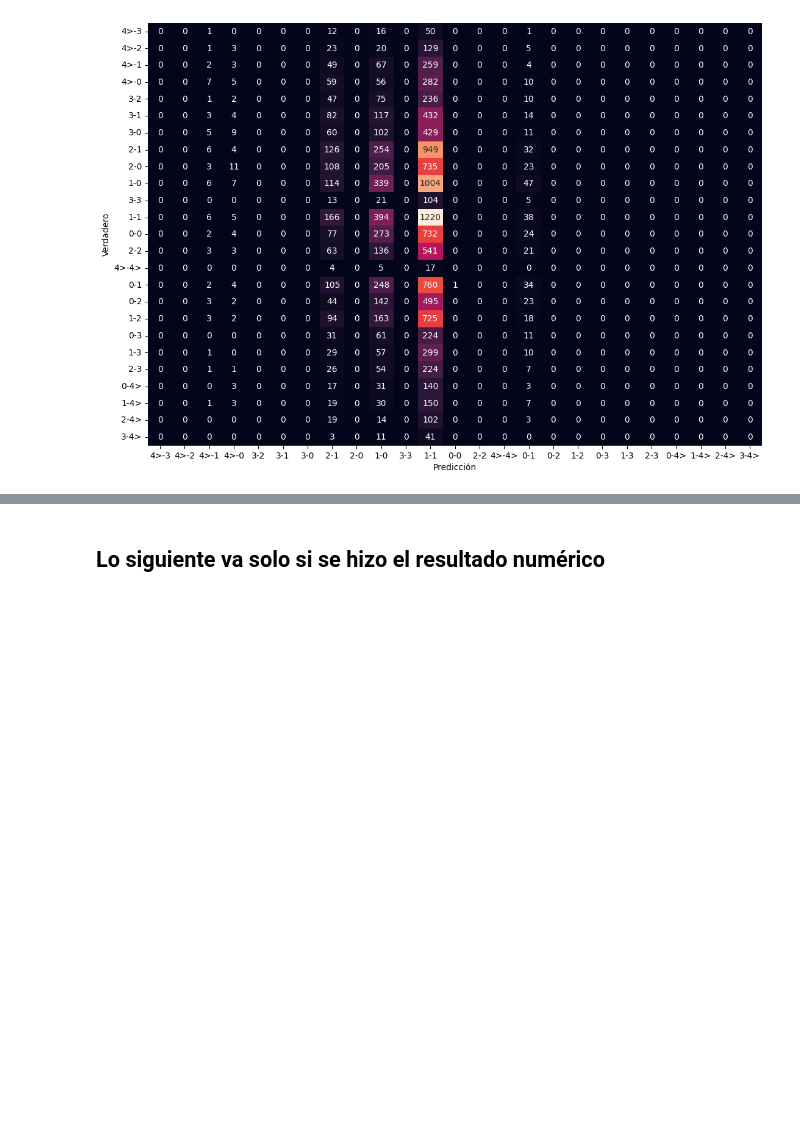
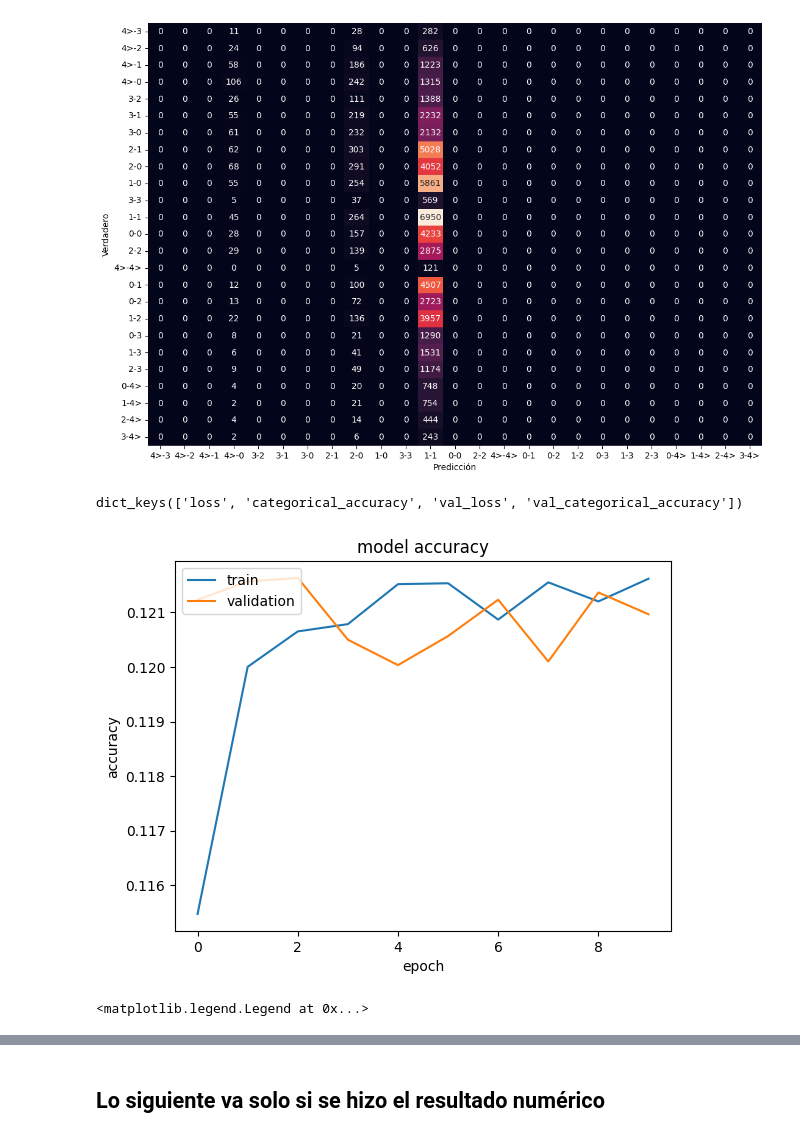
Before and after one commit to GonzaloFuentes1/IPRE-DeepLearningPrediccionDeResultadosDeportivos, a Jupyter notebook: Modelos/Fotmob/fotmob_model.ipynb, the cells around one changed output, grey strips where cells are left out. Drawn from its saved outputs; the diff is of its cells as text; code cells hidden in the pictures; blank space fills up the shorter version.

Commit message:
Modelos y preprocesamiento de medias moviles

```diff
--- a/Modelos/Fotmob/fotmob_model.ipynb
+++ b/Modelos/Fotmob/fotmob_model.ipynb
@@ -14,6 +14,6 @@ import tensorflow as tf
 from sklearn.model_selection import train_test_split
 from sklearn.preprocessing import StandardScaler, OneHotEncoder
 # %%
-df_f = pd.read_csv("Dataframe_Auxiliar_max4_15.csv")
+df_f = pd.read_csv("Media_Movil.csv")
 df_f = df_f.drop("Unnamed: 0", axis=1 )
 # %%
@@ -54,7 +60,7 @@ from tensorflow.keras.layers import Dense, Dropout
 
 
 drop = 0.0
-size_layer = 2 ^ 8
+size_layer = 2 ^ 200
 batch_size = 2 ^ 6
 epoch = 10
 model = Sequential([
@@ -64,17 +70,16 @@ model = Sequential([
     Dense(size_layer, activation='relu', use_bias=True,),
     Dense(size_layer, activation='relu', use_bias=True,),
     Dense(size_layer, activation='relu', use_bias=True,),
-    # Dense(size_layer, activation='relu', use_bias=True,),
     Dense(Y.shape[1], activation='softmax', use_bias=True,)
 ])
 # # Compilamos el modelo
 sgd = tf.keras.optimizers.SGD(learning_rate=0.01, momentum=0.1, nesterov=True)
 adam = tf.keras.optimizers.Adam(
-    learning_rate=0.001, beta_1=0.9, beta_2=0.999)
+    learning_rate=0.001, beta_1=0.99, beta_2=0.9999)
 
 hinge = tf.keras.losses.CategoricalHinge()
 focal_cross = tf.keras.losses.CategoricalFocalCrossentropy(
-    alpha=0.2, gamma=3, from_logits=False, label_smoothing=0.0)
+    alpha=0.2, gamma=2, from_logits=False, label_smoothing=0.0)
 cross = tf.keras.losses.CategoricalCrossentropy(
     from_logits=False, label_smoothing=0.0)
 
@@ -110,8 +115,8 @@ from sklearn.metrics import accuracy_score, precision_score, recall_score, f1_sc
 import seaborn as sns
 from copy import deepcopy
 
-y_prob = model.predict(X_test)
-y_test_metrics = np.argmax(y_test, axis=1)
+y_prob = model.predict(X_train)
+y_test_metrics = np.argmax(y_train, axis=1)
 y_pred = np.argmax(y_prob, axis=1)
 
 y_pred_copy = deepcopy(y_pred)
@@ -146,20 +151,20 @@ sns.heatmap(conf_matrix, annot=True, fmt='d', cbar=False,
 plt.xlabel('Predicción')
 plt.ylabel('Verdadero')
 plt.show()
-# print(history.history.keys())
-# #  "Accuracy"
-# plt.plot(history.history['categorical_accuracy'])
-# plt.plot(history.history['val_categorical_accuracy'])
-# plt.title('model accuracy')
-# plt.ylabel('accuracy')
-# plt.xlabel('epoch')
-# plt.legend(['train', 'validation'], loc='upper left')
-# plt.show()
-# # "Loss"
-# plt.plot(history.history['loss'])
-# plt.plot(history.history['val_loss'])
-# plt.title('model loss')
-# plt.ylabel('loss')
-# plt.xlabel('epoch')
-# plt.legend(['train', 'validation'], loc='upper left')
+print(history.history.keys())
+#  "Accuracy"
+plt.plot(history.history['categorical_accuracy'])
+plt.plot(history.history['val_categorical_accuracy'])
+plt.title('model accuracy')
+plt.ylabel('accuracy')
+plt.xlabel('epoch')
+plt.legend(['train', 'validation'], loc='upper left')
+plt.show()
+# "Loss"
+plt.plot(history.history['loss'])
+plt.plot(history.history['val_loss'])
+plt.title('model loss')
+plt.ylabel('loss')
+plt.xlabel('epoch')
+plt.legend(['train', 'validation'], loc='upper left')
 # %% [output]
@@ -167 +172,4 @@ plt.show()
-[figure, old version]
+[figure, new version]
+dict_keys(['loss', 'categorical_accuracy', 'val_loss', 'val_categorical_accuracy'])
+[figure, added]
+<matplotlib.legend.Legend at 0x...>
```
Also changed, not shown: parts of 11 cells of this notebook, 6 other files.
